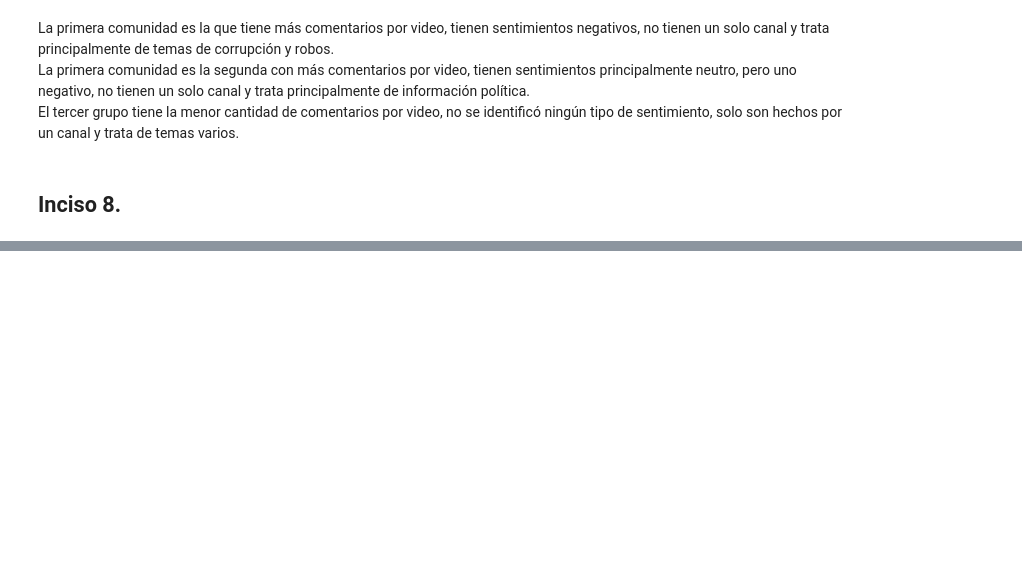
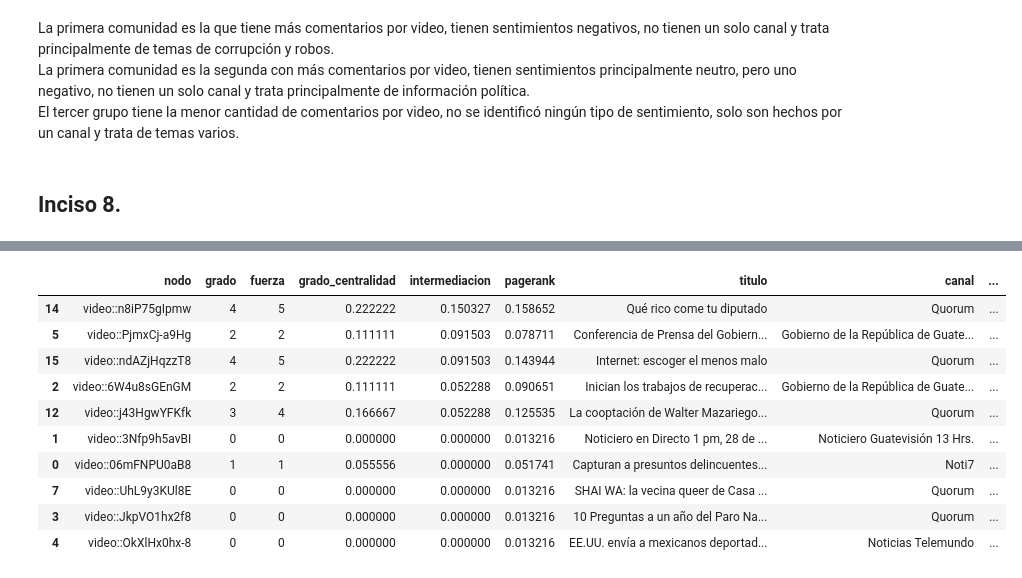
Before and after one commit to the-m7/LABORATORIO_6_DS, a Jupyter notebook: inciso_5_al_8.ipynb, the cells around one changed output, grey strips where cells are left out. Drawn from its saved outputs; the diff is of its cells as text; code cells hidden in the pictures; blank space fills up the shorter version.

```diff
--- a/inciso_5_al_8.ipynb
+++ b/inciso_5_al_8.ipynb
@@ -609,0 +642,19 @@ El tercer grupo tiene la menor cantidad de comentarios por video, no se identifi
+# %%
+centralidad_videos = calcular_centralidades(G_videos)
+centralidad_videos["titulo"] = centralidad_videos["nodo"].map(nx.get_node_attributes(G, "title"))
+centralidad_videos["canal"] = centralidad_videos["nodo"].map(nx.get_node_attributes(G, "channel_name"))
+centralidad_videos["numero_comentarios"] = centralidad_videos["nodo"].map(nx.get_node_attributes(G, "numero_comentarios"))
+centralidad_videos["autores_unicos"] = centralidad_videos["nodo"].map(nx.get_node_attributes(G, "autores_unicos"))
+centralidad_videos.sort_values("intermediacion", ascending=False).head(10)
+# %% [output]
+|  | nodo | grado | fuerza | grado_centralidad | intermediacion | pagerank | titulo | canal | ... |
+| 14 | video::n8iP75gIpmw | 4 | 5 | 0.222222 | 0.150327 | 0.158652 | Qué rico come tu diputado | Quorum | ... |
+| 5 | video::PjmxCj-a9Hg | 2 | 2 | 0.111111 | 0.091503 | 0.078711 | Conferencia de Prensa del Gobiern... | Gobierno de la República de Guate... | ... |
+| 15 | video::ndAZjHqzzT8 | 4 | 5 | 0.222222 | 0.091503 | 0.143944 | Internet: escoger el menos malo | Quorum | ... |
+| 2 | video::6W4u8sGEnGM | 2 | 2 | 0.111111 | 0.052288 | 0.090651 | Inician los trabajos de recuperac... | Gobierno de la República de Guate... | ... |
+| 12 | video::j43HgwYFKfk | 3 | 4 | 0.166667 | 0.052288 | 0.125535 | La cooptación de Walter Mazariego... | Quorum | ... |
+| 1 | video::3Nfp9h5avBI | 0 | 0 | 0.000000 | 0.000000 | 0.013216 | Noticiero en Directo 1 pm, 28 de ... | Noticiero Guatevisión 13 Hrs. | ... |
+| 0 | video::06mFNPU0aB8 | 1 | 1 | 0.055556 | 0.000000 | 0.051741 | Capturan a presuntos delincuentes... | Noti7 | ... |
+| 7 | video::UhL9y3KUl8E | 0 | 0 | 0.000000 | 0.000000 | 0.013216 | SHAI WA: la vecina queer de Casa ... | Quorum | ... |
+| 3 | video::JkpVO1hx2f8 | 0 | 0 | 0.000000 | 0.000000 | 0.013216 | 10 Preguntas a un año del Paro Na... | Quorum | ... |
+| 4 | video::OkXlHx0hx-8 | 0 | 0 | 0.000000 | 0.000000 | 0.013216 | EE.UU. envía a mexicanos deportad... | Noticias Telemundo | ... |
```
Also changed, not shown: parts of 23 cells of this notebook.
